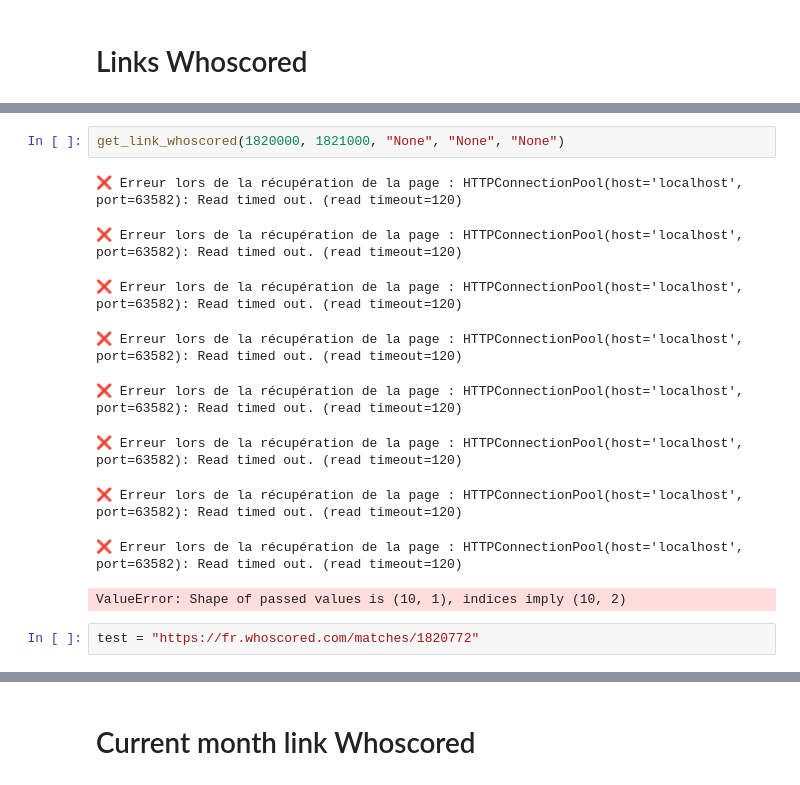
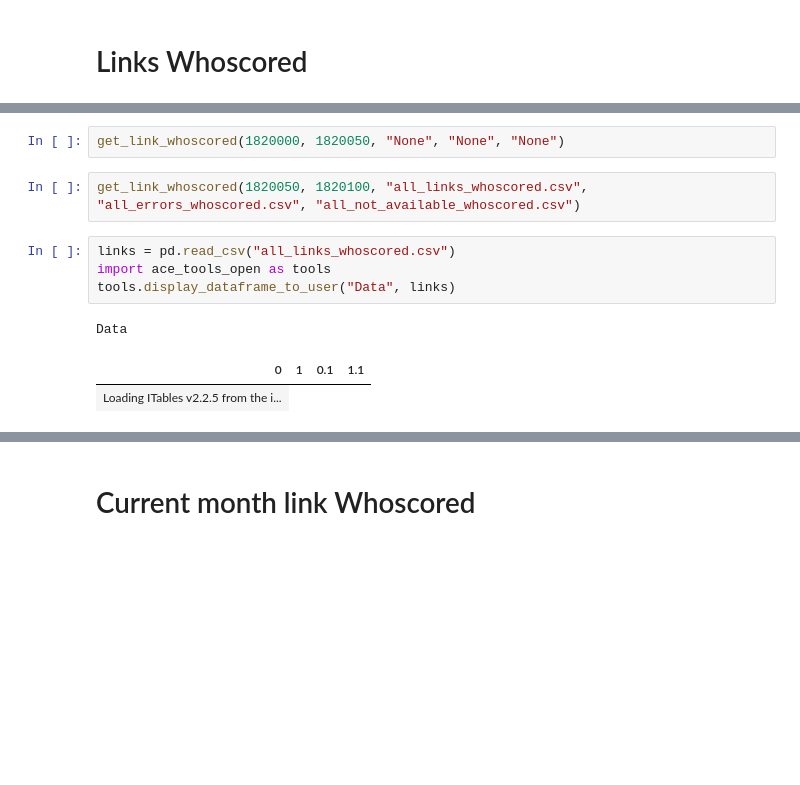
Before and after one commit to abusche/Football-Database, a Jupyter notebook: Rate.ipynb, the cells around one changed output, grey strips where cells are left out. Saved outputs shown, nothing was run; the diff lists cells and outputs as text; blank space fills up the shorter version.

```diff
--- a/Rate.ipynb
+++ b/Rate.ipynb
@@ -157,17 +158,15 @@ def get_link_whoscored(range_down, range_up, link_path, not_available_path, erro
     finally:
         driver.quit()
 # %%
-get_link_whoscored(1820000, 1821000, "None", "None", "None")
+get_link_whoscored(1820000, 1820050, "None", "None", "None")
-# %% [output]
-❌ Erreur lors de la récupération de la page : HTTPConnectionPool(host='localhost', port=63582): Read timed out. (read timeout=120)
-❌ Erreur lors de la récupération de la page : HTTPConnectionPool(host='localhost', port=63582): Read timed out. (read timeout=120)
-❌ Erreur lors de la récupération de la page : HTTPConnectionPool(host='localhost', port=63582): Read timed out. (read timeout=120)
-❌ Erreur lors de la récupération de la page : HTTPConnectionPool(host='localhost', port=63582): Read timed out. (read timeout=120)
-❌ Erreur lors de la récupération de la page : HTTPConnectionPool(host='localhost', port=63582): Read timed out. (read timeout=120)
-❌ Erreur lors de la récupération de la page : HTTPConnectionPool(host='localhost', port=63582): Read timed out. (read timeout=120)
-❌ Erreur lors de la récupération de la page : HTTPConnectionPool(host='localhost', port=63582): Read timed out. (read timeout=120)
-❌ Erreur lors de la récupération de la page : HTTPConnectionPool(host='localhost', port=63582): Read timed out. (read timeout=120)
-ValueError: Shape of passed values is (10, 1), indices imply (10, 2)
-# %%
-test = "https://fr.whoscored.com/matches/1820772"
+# %%
+get_link_whoscored(1820050, 1820100, "all_links_whoscored.csv", "all_errors_whoscored.csv", "all_not_available_whoscored.csv")
+# %%
+links = pd.read_csv("all_links_whoscored.csv")
+import ace_tools_open as tools
+tools.display_dataframe_to_user("Data", links)
+# %% [output]
+Data
+| 0 | 1 | 0.1 | 1.1 |
+| Loading ITables v2.2.5 from the i... |
 # %%
```
Also changed, not shown: parts of 3 cells of this notebook, 4 other files.
